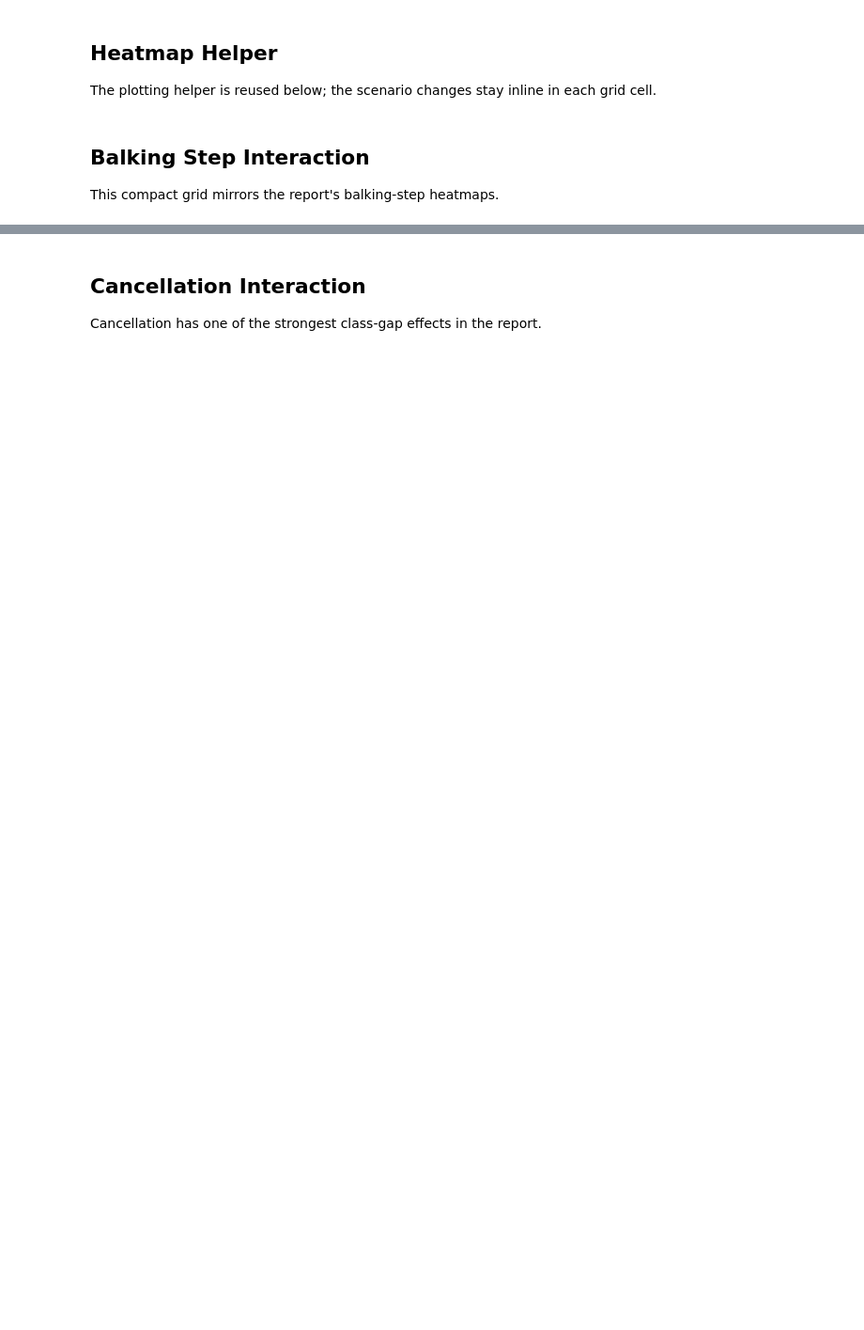
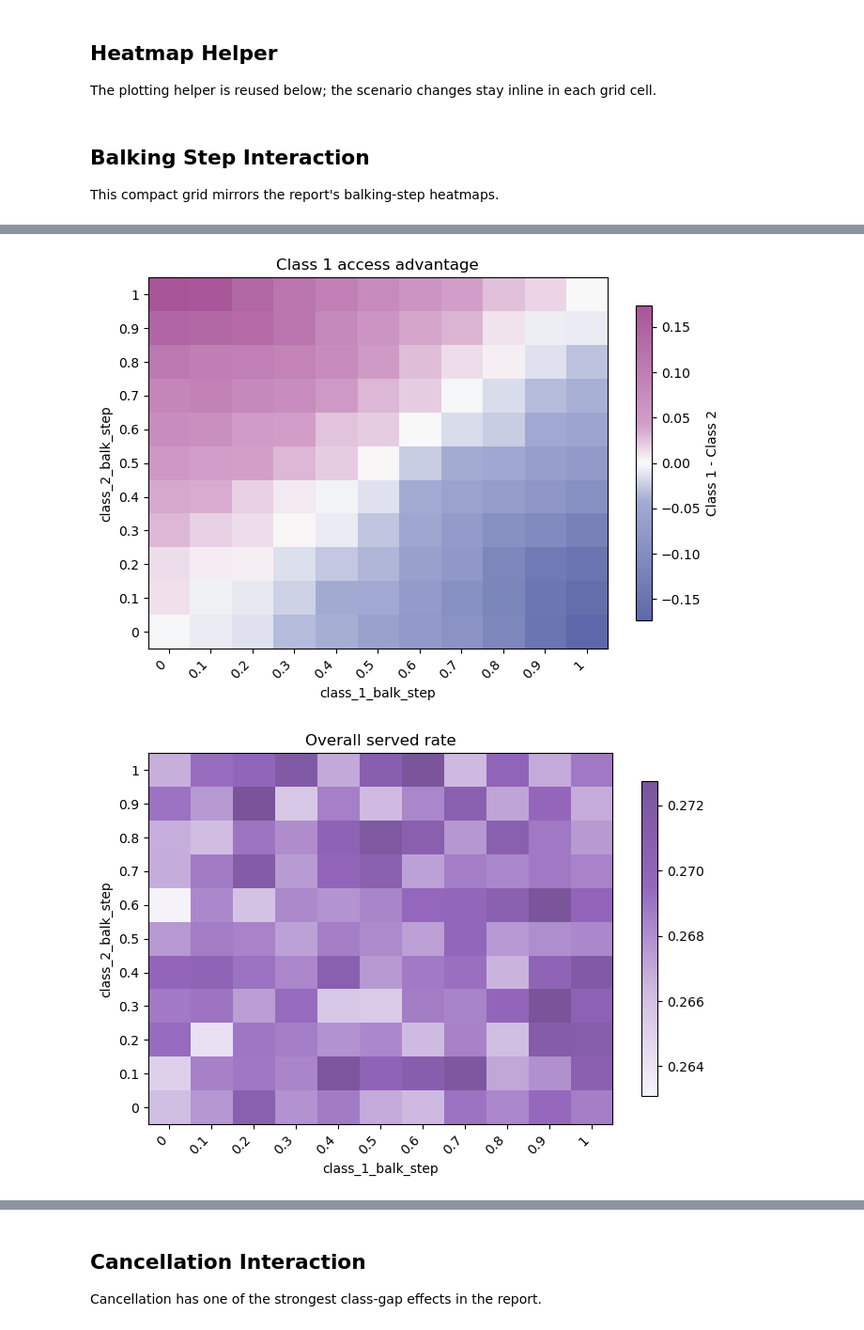
Before and after one commit to YcartXin/CUIMC-Appointment-Simulation, a Jupyter notebook: notebooks/03_heatmaps_and_report_artifacts.ipynb, the cells around one changed output, grey strips where cells are left out. Shown at 94% size. Cells and saved outputs as stored; diff of their text form; code cells hidden in the pictures; blank space fills up the shorter version.

Commit message:
color shift

```diff
--- a/notebooks/03_heatmaps_and_report_artifacts.ipynb
+++ b/notebooks/03_heatmaps_and_report_artifacts.ipynb
@@ -10,6 +10,7 @@ from __future__ import annotations
 from dataclasses import replace
 from pathlib import Path
 import sys
+import importlib
 
 import matplotlib.pyplot as plt
 from matplotlib.colors import TwoSlopeNorm
@@ -37,7 +38,11 @@ if str(REPO_DIR) not in sys.path:
     sys.path.insert(0, str(REPO_DIR))
 
 from analysis.metrics import result_metrics_from_result
-from analysis.plot_style import driver_heatmap_cmap
+import analysis.plot_style as plot_style
+
+plot_style = importlib.reload(plot_style)
+driver_heatmap_cmap = plot_style.driver_heatmap_cmap
+DRIVER_GAP_ENDPOINTS = plot_style.DRIVER_GAP_ENDPOINTS
 from simulation.config_loader import load_config
 from simulation.engine import ClinicAppointmentSimulation
 from simulation.model import ThresholdRule
@@ -50,7 +55,7 @@ pd.options.display.max_columns = 120
 The plotting helper is reused below; the scenario changes stay inline in each grid cell.
 # %%
 def draw_heatmap(df, x_name, y_name, metric, title, driver, diverging=False):
-    table = df.pivot(index=y_name, columns=x_name, values=metric).sort_index()
+    table = df.pivot(index=y_name, columns=x_name, values=metric).sort_index().sort_index(axis=1)
     fig, ax = plt.subplots(figsize=(7, 5))
     cmap = driver_heatmap_cmap(driver, diverging=diverging)
     norm = None
@@ -65,7 +70,9 @@ def draw_heatmap(df, x_name, y_name, metric, title, driver, diverging=False):
     ax.set_xticklabels([f"{v:.2g}" for v in table.columns], rotation=45, ha="right")
     ax.set_yticks(range(len(table.index)))
     ax.set_yticklabels([f"{v:.2g}" for v in table.index])
-    fig.colorbar(image, ax=ax, shrink=0.85)
+    colorbar = fig.colorbar(image, ax=ax, shrink=0.85)
+    if diverging:
+        colorbar.set_label("Class 1 - Class 2")
     fig.tight_layout()
     return fig
 # %% [markdown]
@@ -73,15 +80,15 @@ def draw_heatmap(df, x_name, y_name, metric, title, driver, diverging=False):
 
 This compact grid mirrors the report's balking-step heatmaps.
 # %%
-STEP_VALUES = np.linspace(0.0, 1.0, 6)
+STEP_VALUES = np.linspace(0.0, 1.0, 11)
 base_balk_rules = {
     class_id: params.balk_prob
     for class_id, params in BASE_CONFIG.classes.items()
 }
 
 rows = []
-for class_1_step in tqdm(STEP_VALUES, desc="Balking step grid"):
-    for class_2_step in STEP_VALUES:
+for class_1_step in tqdm(STEP_VALUES, desc="Balking step grid (class 1)"):
+    for class_2_step in tqdm(STEP_VALUES, desc="Balking step grid (class 2)", leave=False):
         class_1_rule = base_balk_rules[1]
         class_2_rule = base_balk_rules[2]
         classes = {
@@ -118,3 +125,4 @@ display(balk_grid.head())
 
 draw_heatmap(balk_grid, "class_1_balk_step", "class_2_balk_step", "overall_percent_serviced", "Overall served rate", "balking")
 draw_heatmap(balk_grid, "class_1_balk_step", "class_2_balk_step", "access_advantage_class_1", "Class 1 access advantage", "balking", diverging=True)
+# %% [output]
@@ -120,0 +135,2 @@ draw_heatmap(balk_grid, "class_1_balk_step", "class_2_balk_step", "access_advant
+[figure, added]
+[figure, added]
```
Also changed, not shown: parts of 6 cells of this notebook, 24 other files.
